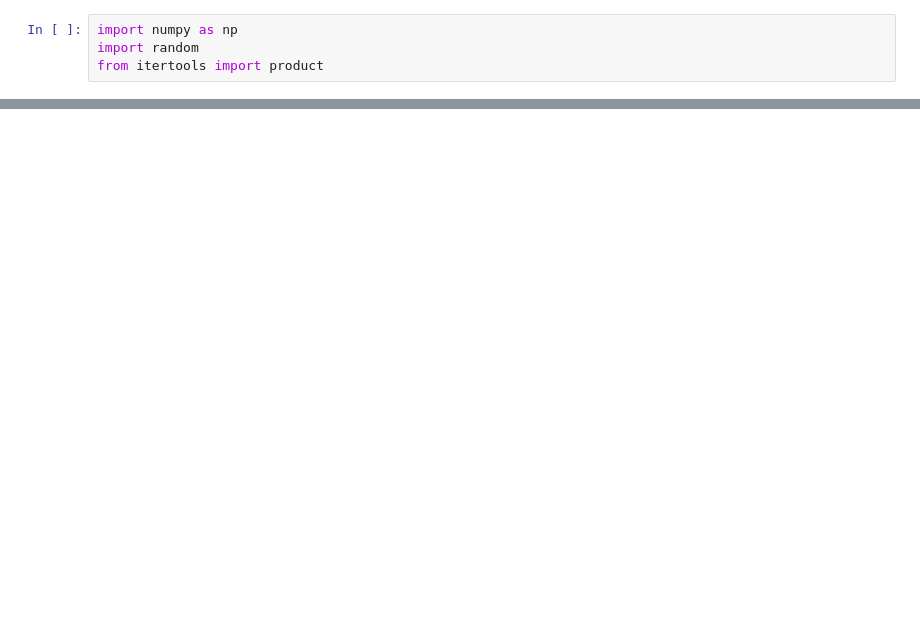
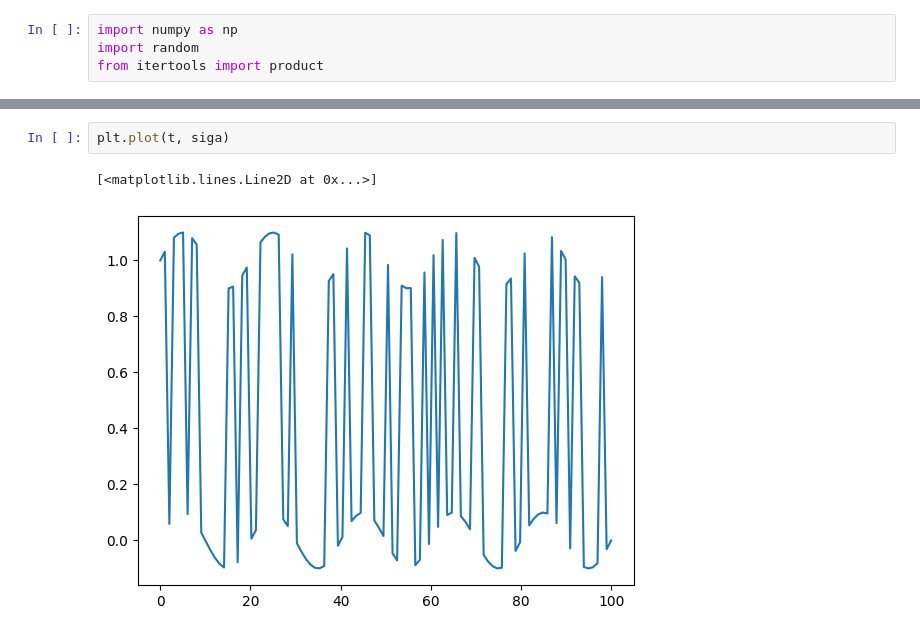
Before and after one commit to IvKormak/tf-poly, a Jupyter notebook: newtry.ipynb, the cells around one changed output, grey strips where cells are left out. Drawn from its saved outputs; the diff is of its cells as text; blank space fills up the shorter version.

```diff
--- a/newtry.ipynb
+++ b/newtry.ipynb
@@ -130 +185,6 @@ def grow(inputs,
+# %%
+plt.plot(t, siga)
+# %% [output]
+[<matplotlib.lines.Line2D at 0x...>]
+[figure, added]
 # %%
```
Also changed, not shown: parts of 9 cells of this notebook.
